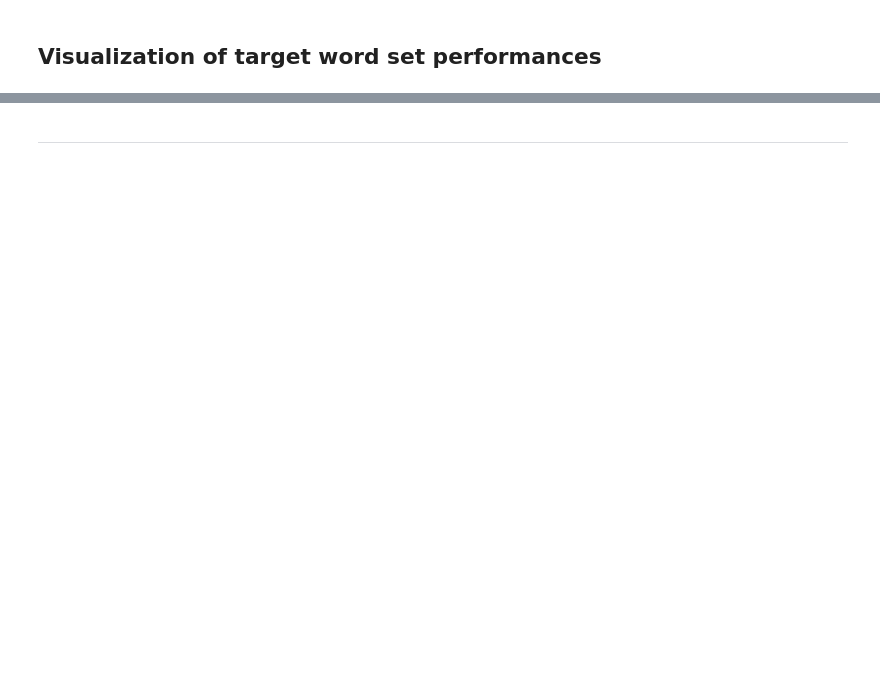
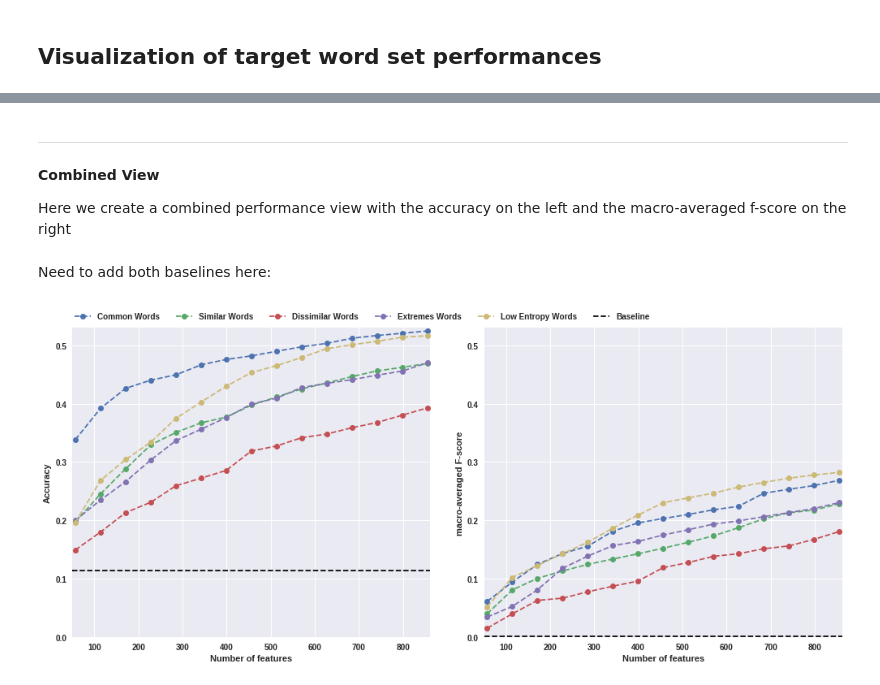
Before and after one commit to j-i-l/ReviewedGrapes, a Jupyter notebook: reviewed_grapes.model_evaluation.pyspark.v1.ipynb, the cells around one changed output, grey strips where cells are left out. Cells and saved outputs as stored; diff of their text form; code cells hidden in the pictures; blank space fills up the shorter version.

```diff
--- a/reviewed_grapes.model_evaluation.pyspark.v1.ipynb
+++ b/reviewed_grapes.model_evaluation.pyspark.v1.ipynb
@@ -601,3 +612,5 @@ The way our `WordSetTracker` is defined (recall that the target word set is just
 # %%
 # load the dataset
 reviews_sdf = spark.read.parquet('data/reviews_cleaned')
+# %%
+varieties = list(np.array(reviews_sdf.select('variety').distinct().collect()).reshape(-1))
@@ -647,10 +718,12 @@ ppl = Pipeline(stages=[wst, mlrc])
 # create an evaluator to use (or use the already defined accuracy)
 accuracy = MulticlassClassificationEvaluator(labelCol='label', predictionCol='prediction', metricName='accuracy')
 f1 = MulticlassClassificationEvaluator(labelCol='label', predictionCol='prediction', metricName='f1')
+accuracy_weighted = MulticlassClassificationEvaluator(labelCol='label', predictionCol='prediction', metricName='accuracy', weightCol='weight')
+f1_weighted = MulticlassClassificationEvaluator(labelCol='label', predictionCol='prediction', metricName='f1', weightCol='weight')
 # construct the grid
 # we will use a multiple of the # of varieties as length
 nbr_labels = 57
 paramGrid = ParamGridBuilder() \
-    .addGrid(wst.limitTo, [i * nbr_labels for i in range(1, 15)]) \
+    .addGrid(wst.limitTo, [i * nbr_labels for i in range(min_feature_factor, max_feature_factor)]) \
     .addGrid(wst.wordSet, [common_words, similar_words, dissimilar_words, extremes_words, lowentropy_words]) \
     .build()
@@ -852,2 +1163,75 @@ Text(0, 0.5, 'F-score')
 # %% [markdown]
 ---
+**Combined View**
+
+Here we create a combined performance view with the accuracy on the left and the macro-averaged f-score on the right
+# %%
+df_name = f'data/interim/tws_evaluation_pdDF_accOnly_{nbrWords}based_' \
+    f'{"balanced" if balance else ""}_{min_feature_factor}-{max_feature_factor}range'
+df_name_w = f'data/interim/tws_evaluation_pdDF_accOnly_{nbrWords}based_' \
+    f'{"balanced" if balance else ""}_{min_feature_factor}-{max_feature_factor}range_weighted'
+# in case we saved it and don't want to rerun everything:
+all_params_df = pd.read_pickle(df_name)
+all_params_df_w = pd.read_pickle(df_name_w)
+# %% [markdown]
+Need to add both baselines here:
+# %%
+name = 'reviewed_grapes/fitted_models/MarginalModel'
+marginal_model = PipelineModel.load(name)
+marg_pred = marginal_model.transform(validation_ds)
+baseline_acc = accuracy.evaluate(marg_pred)
+baseline_f1_w = f1_weighted.evaluate(marg_pred)
+# %%
+SMALL_SIZE = 8
+MEDIUM_SIZE = 10
+BIGGER_SIZE = 12
+plt.rc('font', size=SMALL_SIZE)          # controls default text sizes
+plt.rc('axes', titlesize=SMALL_SIZE)     # fontsize of the axes title
+plt.rc('axes', labelsize=MEDIUM_SIZE)    # fontsize of the x and y labels
+plt.rc('xtick', labelsize=SMALL_SIZE)    # fontsize of the tick labels
+plt.rc('ytick', labelsize=SMALL_SIZE)    # fontsize of the tick labels
+plt.rc('legend', fontsize=SMALL_SIZE)    # legend fontsize
+plt.rc('figure', titlesize=BIGGER_SIZE)  # fontsize of the figure title
+plt.rc('font', weight='bold')
+
+ms = 7
+
+# ax1 data from unweighted
+# ax2 data from weightd
+# bigger text
+# single legend for both plots
+from matplotlib.lines import Line2D
+from matplotlib import cm
+plt.style.use('seaborn')
+fig = plt.figure(figsize=(17,7))
+ax1 = fig.add_subplot(121)
+ax2 = fig.add_subplot(122)
+
+for name in tws.keys():
+    all_params_df.xs(name, level=1, axis=0, drop_level=True) \
+        .plot(y='accuracy', ax=ax1, style='--o', label=name, ms=ms, legend=False)
+    all_params_df_w.xs(name, level=1, axis=0, drop_level=True) \
+        .plot(y='F-score', ax=ax2, style='--o', label=name, ms=ms, legend=False)
+ax1.hlines(baseline_acc, 50, 870, colors='black', ls='dashed', label='Baseline')
+ax2.hlines(baseline_f1_w, 50, 870, colors='black', ls='dashed', label='Baseline')
+# just to force updateing the lengend
+handles, labels = ax1.get_legend_handles_labels()
+handles, labels = ax2.get_legend_handles_labels()
+# ax1.legend(handles=handles)
+# ax2.legend(handles=handles)
+
+fig.legend(handles, labels, loc='lower left', bbox_to_anchor=(0.12, 0.88), shadow=True, ncol=6)
+
+ax1.set_xlabel('Number of features', fontweight='bold')
+ax2.set_xlabel('Number of features', fontweight='bold')
+ax1.set_ylabel('Accuracy', fontweight='bold')
+ax2.set_ylabel('macro-averaged F-score', fontweight='bold')
+ax1.set_xlim(50, 15*57+7)
+ax2.set_xlim(50, 15*57+7)
+ax1.set_ylim(0, 0.53)
+ax2.set_ylim(0, 0.53)
+plt.subplots_adjust(wspace=0.15, hspace=0)
+# saving the figure
+fig.savefig(f'data/figures/crossValidated_{nbrWords}based_{"balanced" if balance else ""}_{min_feature_factor}_{max_feature_factor}range_weighted.pdf')
+# %% [output]
+[figure, added]
```
Also changed, not shown: parts of 42 cells of this notebook, 3 other files.
